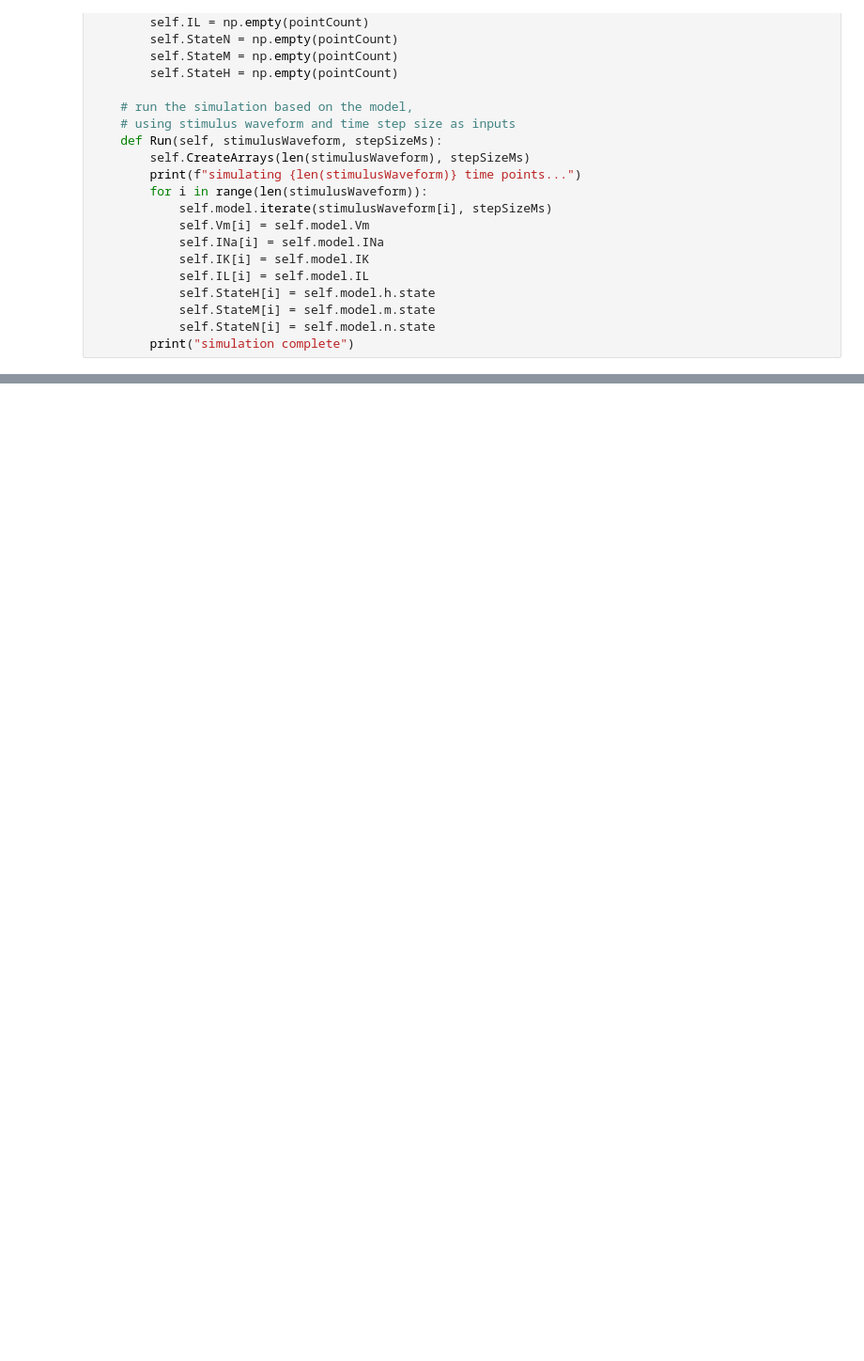
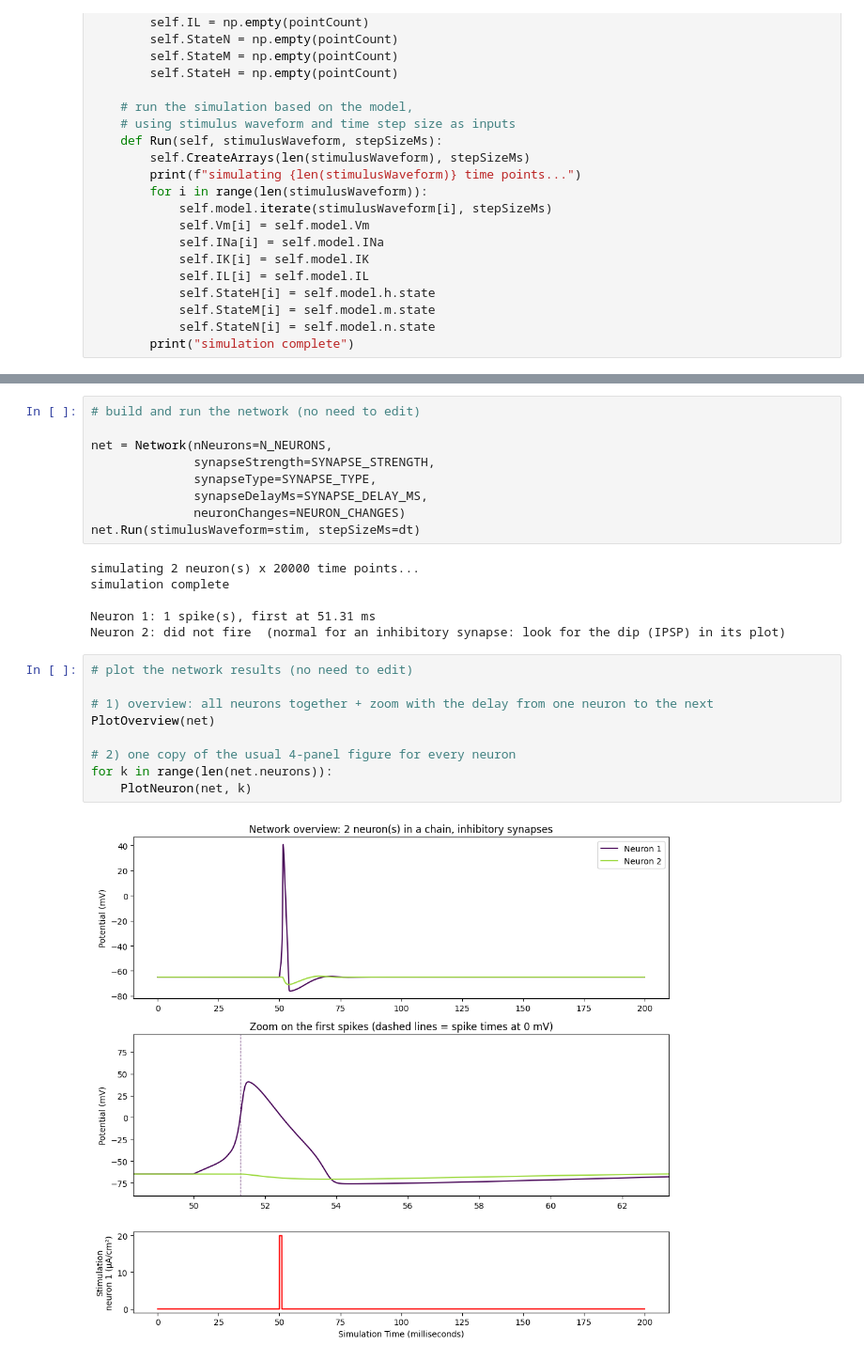
Before and after one commit to ThePotatoSensei/Neuron-Simulation, a Jupyter notebook: HodgkinHuxley.ipynb, the cells around one changed output, grey strips where cells are left out. Shown at 94% size. Cells and saved outputs as stored; diff of their text form; blank space fills up the shorter version.

```diff
--- a/HodgkinHuxley.ipynb
+++ b/HodgkinHuxley.ipynb
@@ -179,0 +493,26 @@ plt.show()
+# %%
+# build and run the network (no need to edit)
+
+net = Network(nNeurons=N_NEURONS,
+              synapseStrength=SYNAPSE_STRENGTH,
+              synapseType=SYNAPSE_TYPE,
+              synapseDelayMs=SYNAPSE_DELAY_MS,
+              neuronChanges=NEURON_CHANGES)
+net.Run(stimulusWaveform=stim, stepSizeMs=dt)
+# %% [output]
+simulating 2 neuron(s) x 20000 time points...
+simulation complete
+
+Neuron 1: 1 spike(s), first at 51.31 ms
+Neuron 2: did not fire  (normal for an inhibitory synapse: look for the dip (IPSP) in its plot)
+# %%
+# plot the network results (no need to edit)
+
+# 1) overview: all neurons together + zoom with the delay from one neuron to the next
+PlotOverview(net)
+
+# 2) one copy of the usual 4-panel figure for every neuron
+for k in range(len(net.neurons)):
+    PlotNeuron(net, k)
+# %% [output]
+[figure, added]
```
Also changed, not shown: parts of 6 cells of this notebook.
